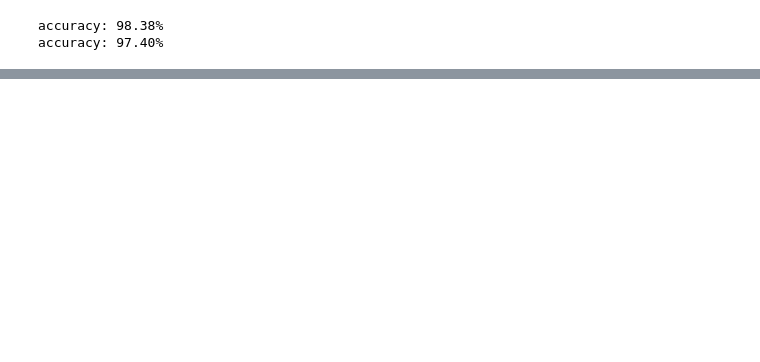
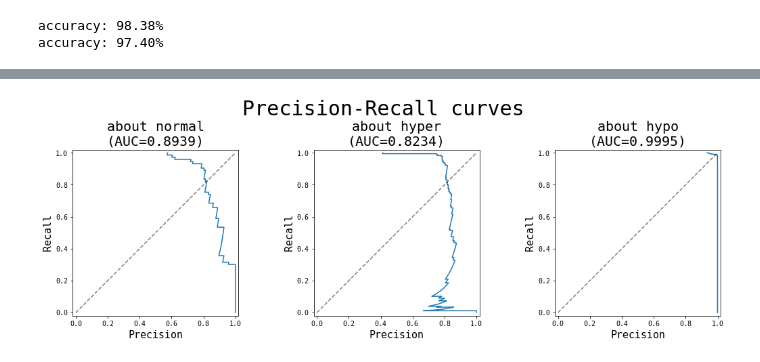
Before and after one commit to sinwall/221117_MLBasic, a Jupyter notebook: byungchang/logistic_regression.ipynb, the cells around one changed output, grey strips where cells are left out. Cells and saved outputs as stored; diff of their text form; code cells hidden in the pictures; blank space fills up the shorter version.

```diff
--- a/byungchang/logistic_regression.ipynb
+++ b/byungchang/logistic_regression.ipynb
@@ -60,0 +123,17 @@ accuracy: 97.40%
+# %%
+fig, axs = plt.subplots(ncols=3, figsize=(15, 5))
+
+for i in range(3):
+    ax = axs[i]
+    prec, rec, thres = precision_recall_curve(y_test == i+1, model.predict_proba(X_test)[:, i])
+    ax.plot(prec, rec)
+    ax.plot([0, 1], [0, 1], color='#000000', linestyle='--', alpha=0.5)
+    ax.set_xlabel('Precision', fontsize=15)
+    ax.set_ylabel('Recall', fontsize=15)
+    ax.set_title(f'about {class_names[i]}\n(AUC={auc(rec, prec):.4f})', fontsize=20)
+    ax.set_xlim(-0.02, 1.02); ax.set_ylim(-0.02, 1.02)
+    ax.set_aspect('equal')
+fig.suptitle('Precision-Recall curves', fontsize=30)
+plt.tight_layout(); plt.show(); plt.close()
+# %% [output]
+[figure, added]
```
Also changed, not shown: parts of 21 cells of this notebook.
